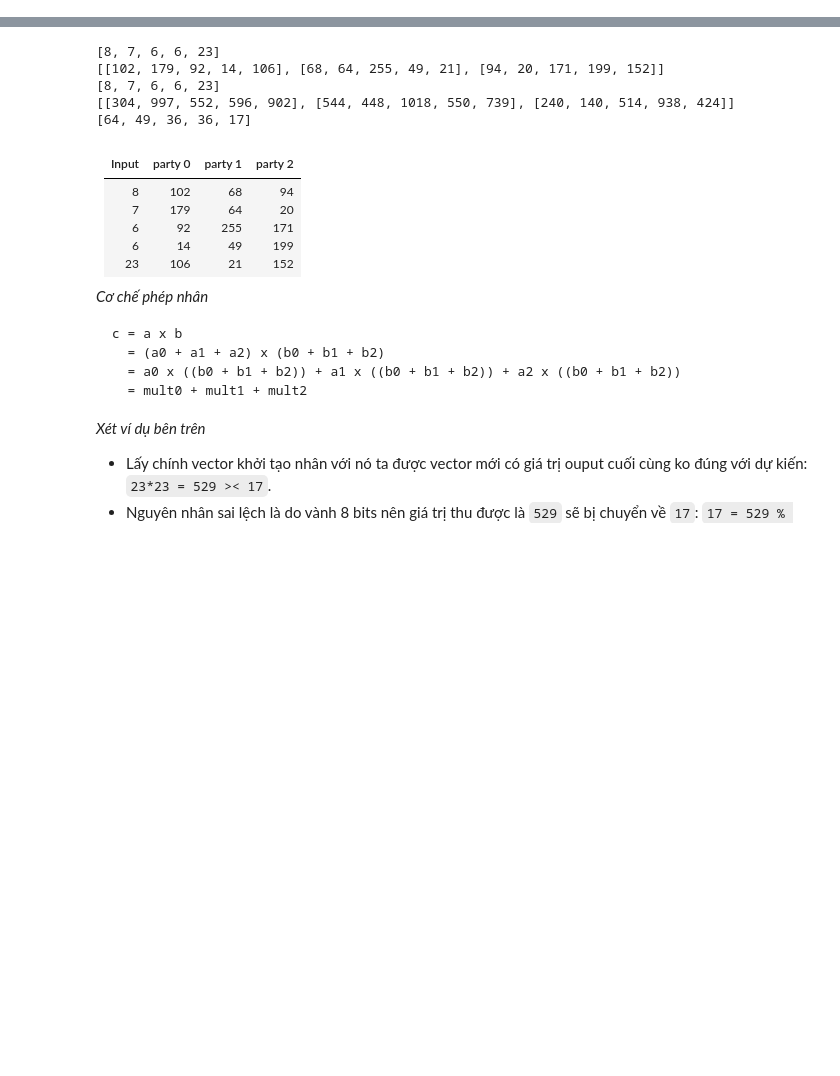
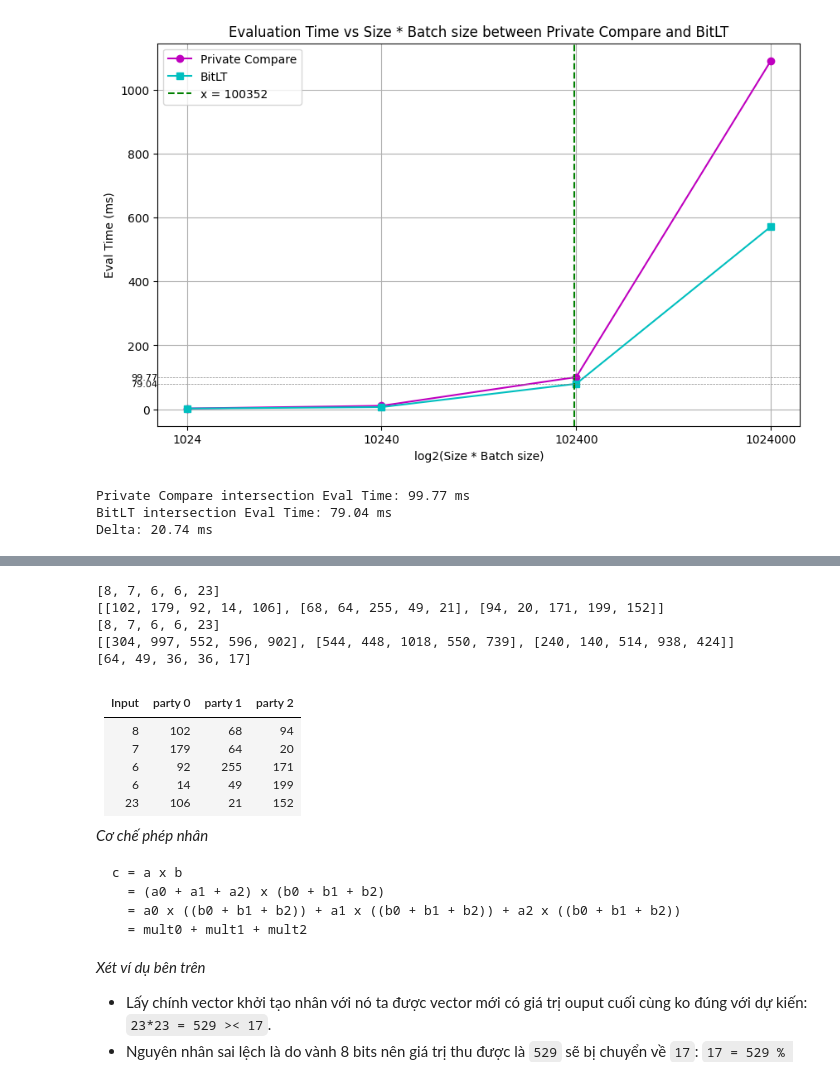
Before and after one commit to trhieung/falcon-public, a Jupyter notebook: tutorial/compare_with RingPPML.ipynb, the cells around one changed output, grey strips where cells are left out. Cells and saved outputs as stored; diff of their text form; code cells hidden in the pictures; blank space fills up the shorter version.

```diff
--- a/tutorial/compare_with RingPPML.ipynb
+++ b/tutorial/compare_with RingPPML.ipynb
@@ -95 +41,73 @@ plt.show()
+# %%
+import numpy as np
+import matplotlib.pyplot as plt
+
+# Function to extract x, y, and log2(x) values from the dataset
+def extract_values(data):
+    x = [entry["Size"] * entry["Batch size"] for entry in data]
+    y = [entry["Eval Time"] for entry in data]  # Assuming values are already in ms
+    x_log2 = [np.log2(x_val) for x_val in x]
+    return x, y, x_log2
+
+# Extract values for private compare (pc) and BitLT data
+pc_x, pc_y, pc_x_log2 = extract_values(pc_data)
+bitLt_x, bitLt_y, bitLt_x_log2 = extract_values(bitLt_data)
+
+# Value for the vertical line
+vertical_line_x = 28 * 28 * 128
+vertical_line_log2 = np.log2(vertical_line_x)
+
+# Plotting the data
+plt.figure(figsize=(10, 6))
+plt.plot(pc_x_log2, pc_y, marker='o', linestyle='-', color='m', label='Private Compare')
+plt.plot(bitLt_x_log2, bitLt_y, marker='s', linestyle='-', color='c', label='BitLT')
+
+# Add vertical line
+plt.axvline(vertical_line_log2, color='g', linestyle='--', label=f'x = {vertical_line_x}')
+
+# Interpolation function to find y-values at the intersection
+def interpolate_y(x_vals, y_vals, target_x):
+    if target_x < min(x_vals) or target_x > max(x_vals):
+        print(f"Warning: target_x={target_x} is out of the range of provided x_vals.")
+        return None  # Return None if target_x is out of range
+    return np.interp(target_x, x_vals, y_vals)
+
+# Calculate y-values at the intersection with the vertical line
+pc_y_intersection = interpolate_y(pc_x_log2, pc_y, vertical_line_log2)
+bitLt_y_intersection = interpolate_y(bitLt_x_log2, bitLt_y, vertical_line_log2)
+
+# Check if the intersections are valid before plotting horizontal lines
+if pc_y_intersection is not None:
+    plt.axhline(pc_y_intersection, color='gray', linestyle='--', linewidth=0.5)
+    plt.text(plt.xlim()[0], pc_y_intersection, f'{pc_y_intersection:.2f}', color='black', fontsize=8, verticalalignment='center', horizontalalignment='right')
+
+if bitLt_y_intersection is not None:
+    plt.axhline(bitLt_y_intersection, color='gray', linestyle='--', linewidth=0.5)
+    plt.text(plt.xlim()[0], bitLt_y_intersection, f'{bitLt_y_intersection:.2f}', color='black', fontsize=8, verticalalignment='center', horizontalalignment='right')
+
+# Set labels and titles
+plt.xlabel('log2(Size * Batch size)')
+plt.ylabel('Eval Time (ms)')
+plt.title('Evaluation Time vs Size * Batch size between Private Compare and BitLT')
+plt.legend()
+plt.grid(True)
+
+# Set the x-ticks to the specific log2 values
+all_x_log2 = sorted(set(pc_x_log2 + bitLt_x_log2))
+plt.xticks(all_x_log2, [f"{2**x:.0f}" for x in all_x_log2])
+
+# Show the plot
+plt.show()
+
+# Output the delta and intersection points
+if pc_y_intersection is not None and bitLt_y_intersection is not None:
+    print(f"Private Compare intersection Eval Time: {pc_y_intersection:.2f} ms")
+    print(f"BitLT intersection Eval Time: {bitLt_y_intersection:.2f} ms")
+    delta = pc_y_intersection - bitLt_y_intersection
+    print(f"Delta: {delta:.2f} ms")
+# %% [output]
+[figure, added]
+Private Compare intersection Eval Time: 99.77 ms
+BitLT intersection Eval Time: 79.04 ms
+Delta: 20.74 ms
 # %%
```
Also changed, not shown: parts of 4 cells of this notebook.
